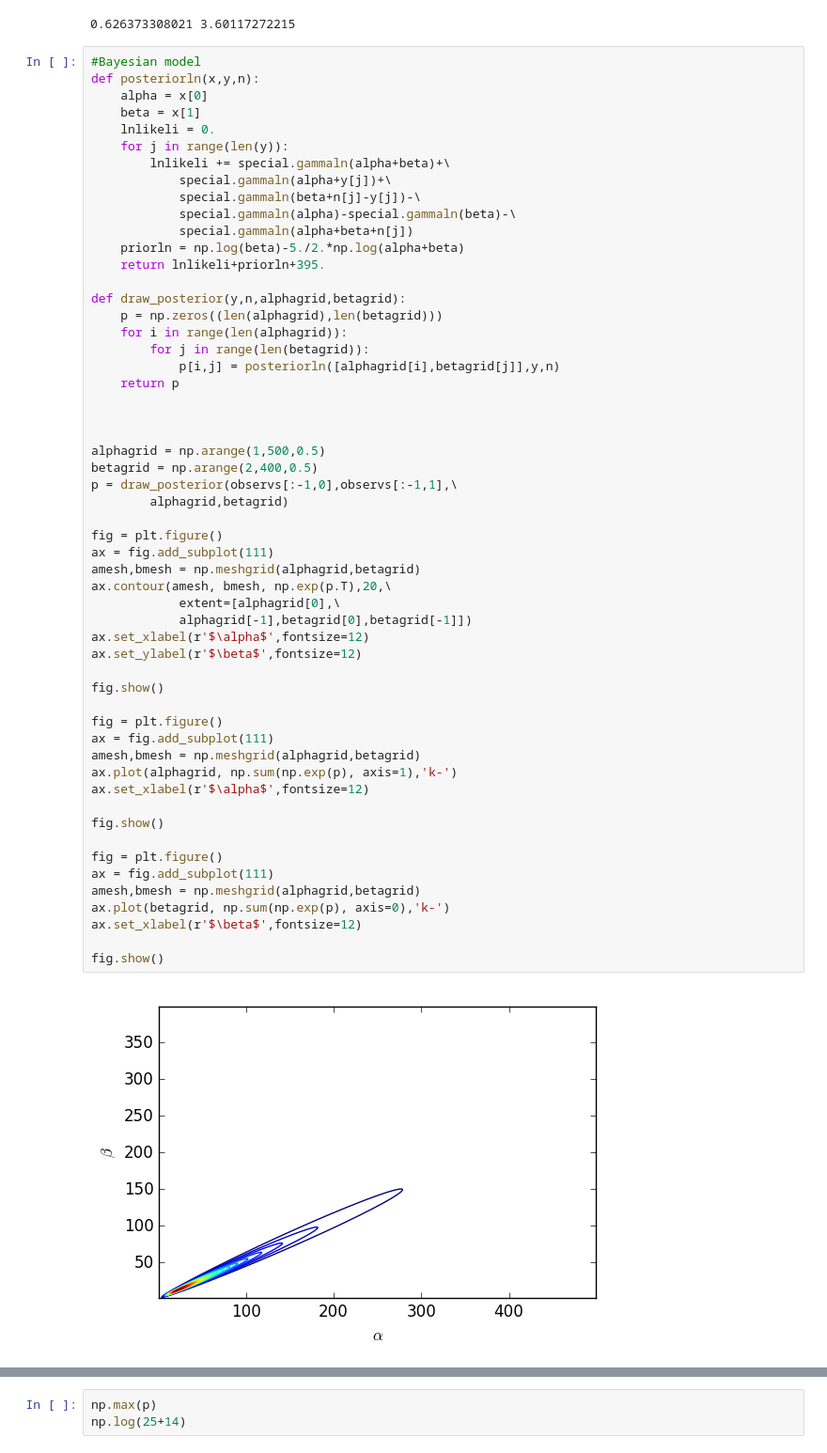
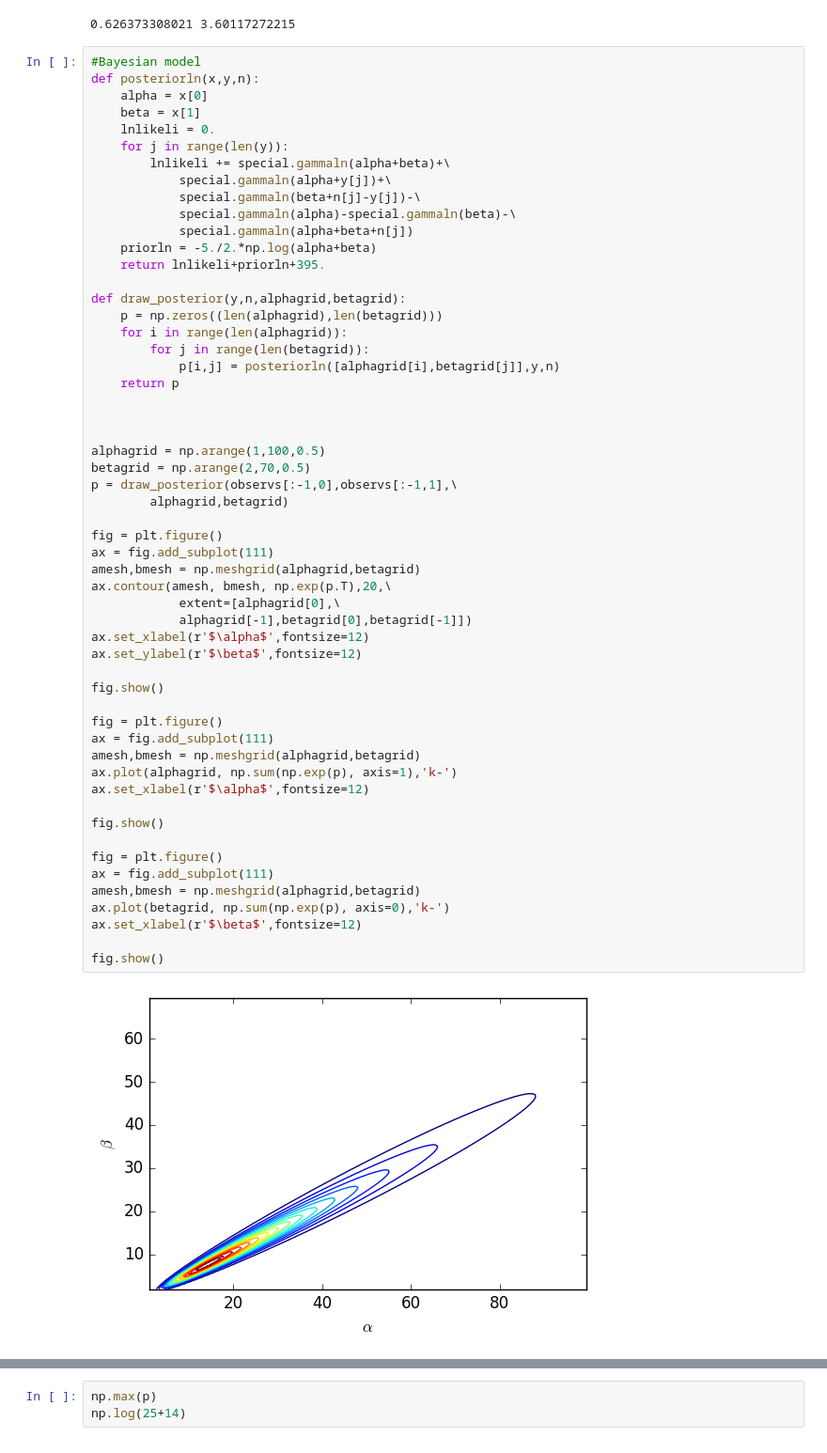
Before and after one commit to liuchaonaoc/Astrostatistics_old2, a Jupyter notebook: HierarchicalModel.ipynb, the cells around one changed output, grey strips where cells are left out. Shown at 94% size. Drawn from its saved outputs; the diff is of its cells as text.

```diff
--- a/HierarchicalModel.ipynb
+++ b/HierarchicalModel.ipynb
@@ -111,7 +111,7 @@ def posteriorln(x,y,n):
             special.gammaln(beta+n[j]-y[j])-\
             special.gammaln(alpha)-special.gammaln(beta)-\
             special.gammaln(alpha+beta+n[j])
-    priorln = np.log(beta)-5./2.*np.log(alpha+beta)
+    priorln = -5./2.*np.log(alpha+beta)
     return lnlikeli+priorln+395.
 
 def draw_posterior(y,n,alphagrid,betagrid):
@@ -123,36 +123,36 @@ def draw_posterior(y,n,alphagrid,betagrid):
 
 
 
-alphagrid = np.arange(1,500,0.5)
-betagrid = np.arange(2,400,0.5)
+alphagrid = np.arange(1,100,0.5)
+betagrid = np.arange(2,70,0.5)
 p = draw_posterior(observs[:-1,0],observs[:-1,1],\
         alphagrid,betagrid)
 
 fig = plt.figure()
 ax = fig.add_subplot(111)
 amesh,bmesh = np.meshgrid(alphagrid,betagrid)
 ax.contour(amesh, bmesh, np.exp(p.T),20,\
             extent=[alphagrid[0],\
             alphagrid[-1],betagrid[0],betagrid[-1]])
 ax.set_xlabel(r'$\alpha$',fontsize=12)
 ax.set_ylabel(r'$\beta$',fontsize=12)
 
 fig.show()
 
 fig = plt.figure()
 ax = fig.add_subplot(111)
 amesh,bmesh = np.meshgrid(alphagrid,betagrid)
 ax.plot(alphagrid, np.sum(np.exp(p), axis=1),'k-')
 ax.set_xlabel(r'$\alpha$',fontsize=12)
 
 fig.show()
 
 fig = plt.figure()
 ax = fig.add_subplot(111)
 amesh,bmesh = np.meshgrid(alphagrid,betagrid)
 ax.plot(betagrid, np.sum(np.exp(p), axis=0),'k-')
 ax.set_xlabel(r'$\beta$',fontsize=12)
 
 fig.show()
 # %% [output]
-[figure, old version]
+[figure, new version]
```
Also changed, not shown: parts of 10 cells of this notebook, 5 other files.
